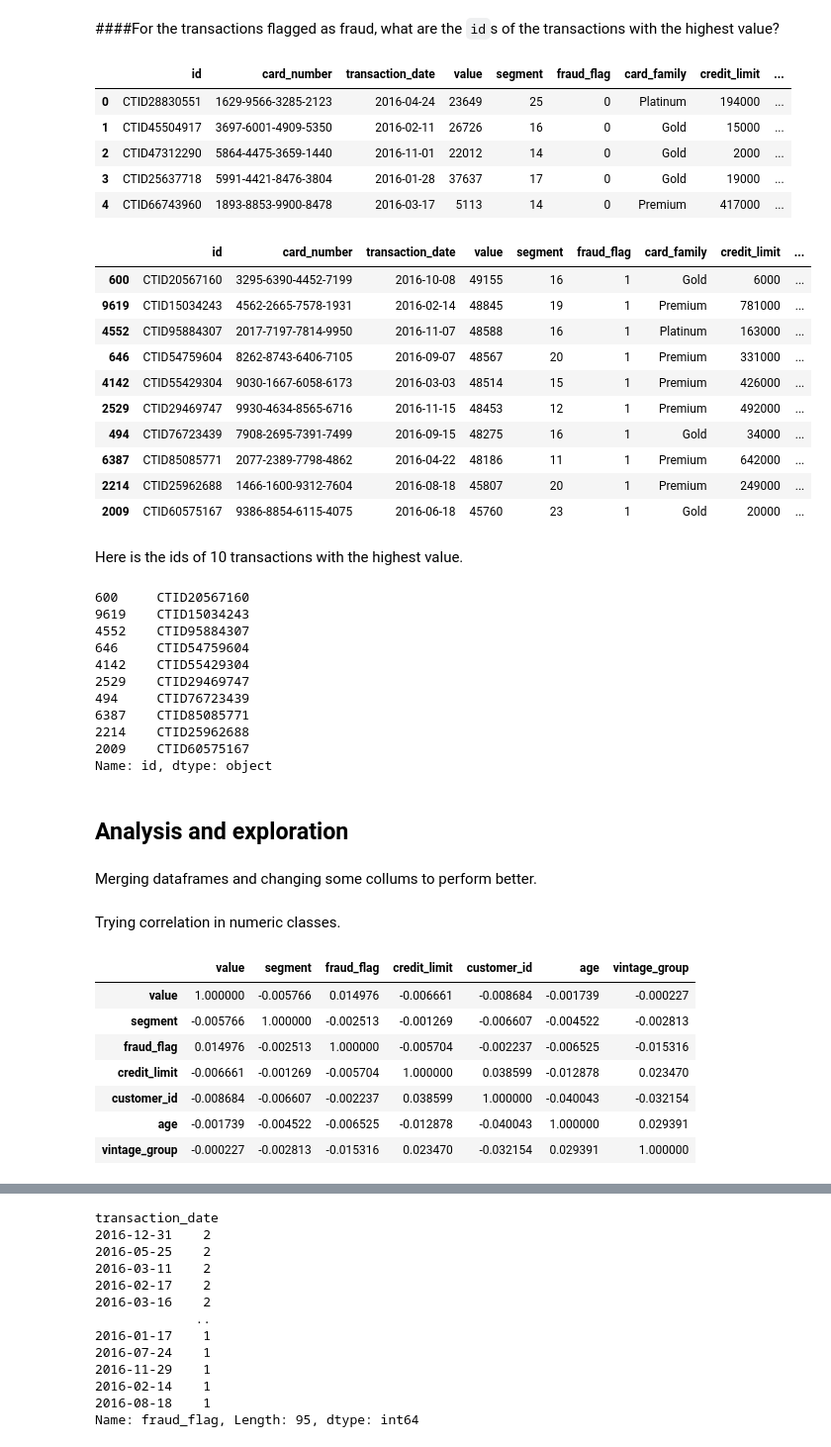
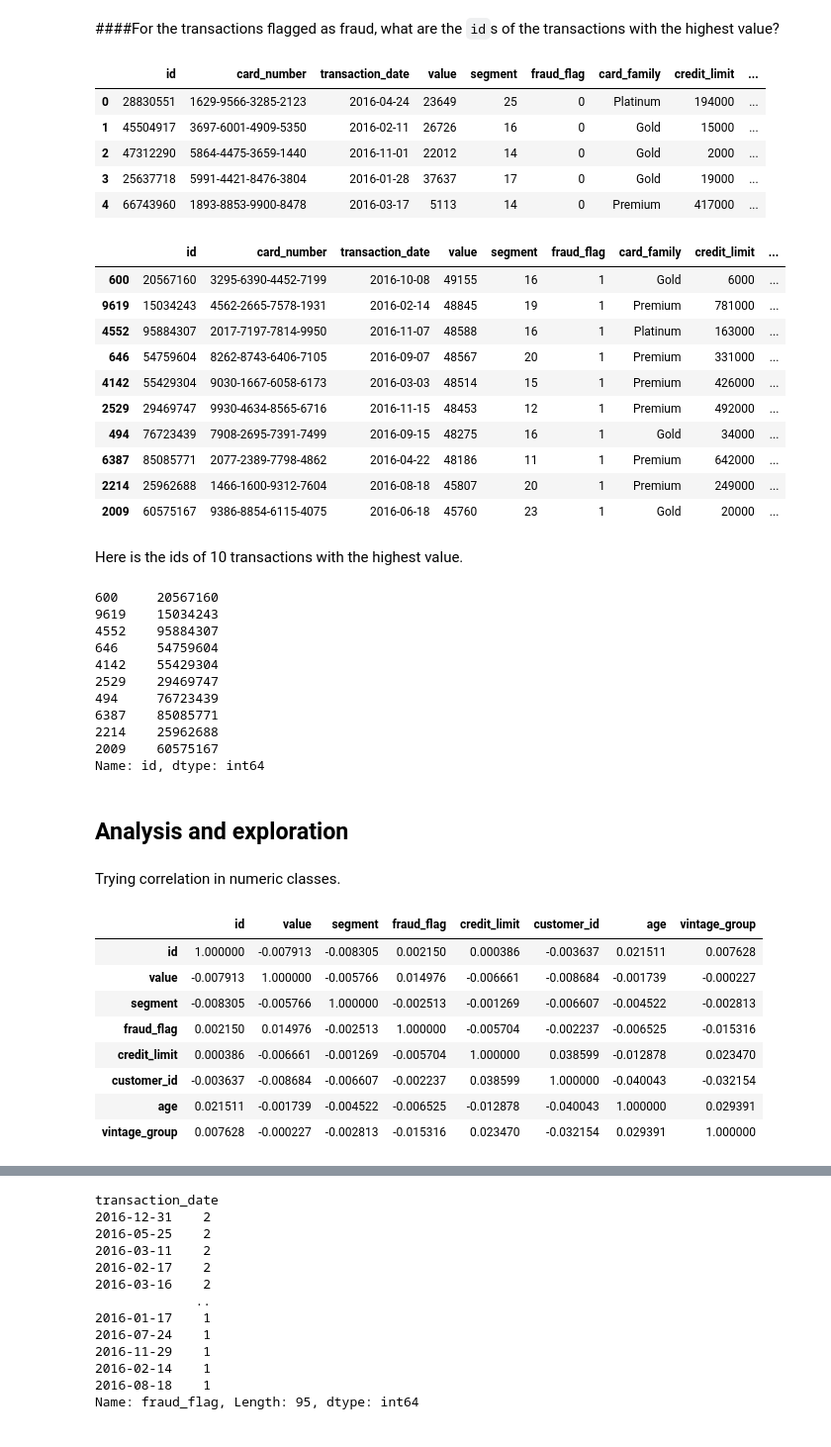
Before and after one commit to renanneri/conta_stone_data_intern_challenge, a Jupyter notebook: conta_stone_challenge.ipynb, the cells around one changed output, grey strips where cells are left out. Shown at 99% size. Saved outputs shown, nothing was run; the diff lists cells and outputs as text; code cells hidden in the pictures.

```diff
--- a/conta_stone_challenge.ipynb
+++ b/conta_stone_challenge.ipynb
@@ -108,6 +108,7 @@ transactions['transaction_date'] = transactions['transaction_date'].astype('date
 transactions["customer_id"] = pd.to_numeric(transactions["customer_id"].str.slice(start=2))
 transactions["segment"] = pd.to_numeric(transactions["segment"].str.slice(start=3))
 transactions["vintage_group"] = pd.to_numeric(transactions["vintage_group"].str.slice(start=2))
+transactions["id"] = pd.to_numeric(transactions["id"].str.slice(start=4))
 
 
 frauds = transactions.loc[transactions["fraud_flag"] > 0]
@@ -165,58 +166,57 @@ cards.groupby("card_family").mean().sort_values('credit_limit',ascending=False)
 transactions.head()
 # %% [output]
 |  | id | card_number | transaction_date | value | segment | fraud_flag | card_family | credit_limit | ... |
-| 0 | CTID28830551 | 1629-9566-3285-2123 | 2016-04-24 | 23649 | 25 | 0 | Platinum | 194000 | ... |
-| 1 | CTID45504917 | 3697-6001-4909-5350 | 2016-02-11 | 26726 | 16 | 0 | Gold | 15000 | ... |
-| 2 | CTID47312290 | 5864-4475-3659-1440 | 2016-11-01 | 22012 | 14 | 0 | Gold | 2000 | ... |
-| 3 | CTID25637718 | 5991-4421-8476-3804 | 2016-01-28 | 37637 | 17 | 0 | Gold | 19000 | ... |
-| 4 | CTID66743960 | 1893-8853-9900-8478 | 2016-03-17 | 5113 | 14 | 0 | Premium | 417000 | ... |
+| 0 | 28830551 | 1629-9566-3285-2123 | 2016-04-24 | 23649 | 25 | 0 | Platinum | 194000 | ... |
+| 1 | 45504917 | 3697-6001-4909-5350 | 2016-02-11 | 26726 | 16 | 0 | Gold | 15000 | ... |
+| 2 | 47312290 | 5864-4475-3659-1440 | 2016-11-01 | 22012 | 14 | 0 | Gold | 2000 | ... |
+| 3 | 25637718 | 5991-4421-8476-3804 | 2016-01-28 | 37637 | 17 | 0 | Gold | 19000 | ... |
+| 4 | 66743960 | 1893-8853-9900-8478 | 2016-03-17 | 5113 | 14 | 0 | Premium | 417000 | ... |
 # %%
-transactions.loc[ transactions["fraud_flag"] == 1].sort_values('value',ascending=False)[:10]
+frauds.sort_values('value',ascending=False)[:10]
 # %% [output]
 |  | id | card_number | transaction_date | value | segment | fraud_flag | card_family | credit_limit | ... |
-| 600 | CTID20567160 | 3295-6390-4452-7199 | 2016-10-08 | 49155 | 16 | 1 | Gold | 6000 | ... |
-| 9619 | CTID15034243 | 4562-2665-7578-1931 | 2016-02-14 | 48845 | 19 | 1 | Premium | 781000 | ... |
-| 4552 | CTID95884307 | 2017-7197-7814-9950 | 2016-11-07 | 48588 | 16 | 1 | Platinum | 163000 | ... |
-| 646 | CTID54759604 | 8262-8743-6406-7105 | 2016-09-07 | 48567 | 20 | 1 | Premium | 331000 | ... |
-| 4142 | CTID55429304 | 9030-1667-6058-6173 | 2016-03-03 | 48514 | 15 | 1 | Premium | 426000 | ... |
-| 2529 | CTID29469747 | 9930-4634-8565-6716 | 2016-11-15 | 48453 | 12 | 1 | Premium | 492000 | ... |
-| 494 | CTID76723439 | 7908-2695-7391-7499 | 2016-09-15 | 48275 | 16 | 1 | Gold | 34000 | ... |
-| 6387 | CTID85085771 | 2077-2389-7798-4862 | 2016-04-22 | 48186 | 11 | 1 | Premium | 642000 | ... |
-| 2214 | CTID25962688 | 1466-1600-9312-7604 | 2016-08-18 | 45807 | 20 | 1 | Premium | 249000 | ... |
-| 2009 | CTID60575167 | 9386-8854-6115-4075 | 2016-06-18 | 45760 | 23 | 1 | Gold | 20000 | ... |
+| 600 | 20567160 | 3295-6390-4452-7199 | 2016-10-08 | 49155 | 16 | 1 | Gold | 6000 | ... |
+| 9619 | 15034243 | 4562-2665-7578-1931 | 2016-02-14 | 48845 | 19 | 1 | Premium | 781000 | ... |
+| 4552 | 95884307 | 2017-7197-7814-9950 | 2016-11-07 | 48588 | 16 | 1 | Platinum | 163000 | ... |
+| 646 | 54759604 | 8262-8743-6406-7105 | 2016-09-07 | 48567 | 20 | 1 | Premium | 331000 | ... |
+| 4142 | 55429304 | 9030-1667-6058-6173 | 2016-03-03 | 48514 | 15 | 1 | Premium | 426000 | ... |
+| 2529 | 29469747 | 9930-4634-8565-6716 | 2016-11-15 | 48453 | 12 | 1 | Premium | 492000 | ... |
+| 494 | 76723439 | 7908-2695-7391-7499 | 2016-09-15 | 48275 | 16 | 1 | Gold | 34000 | ... |
+| 6387 | 85085771 | 2077-2389-7798-4862 | 2016-04-22 | 48186 | 11 | 1 | Premium | 642000 | ... |
+| 2214 | 25962688 | 1466-1600-9312-7604 | 2016-08-18 | 45807 | 20 | 1 | Premium | 249000 | ... |
+| 2009 | 60575167 | 9386-8854-6115-4075 | 2016-06-18 | 45760 | 23 | 1 | Gold | 20000 | ... |
 # %% [markdown]
 Here is the ids of 10 transactions with the highest value.
 # %%
-transactions.loc[ transactions["fraud_flag"] == 1].sort_values('value',ascending=False)[:10]["id"]
+frauds.sort_values('value',ascending=False)[:10]["id"]
 # %% [output]
-600     CTID20567160
-9619    CTID15034243
-4552    CTID95884307
-646     CTID54759604
-4142    CTID55429304
-2529    CTID29469747
-494     CTID76723439
-6387    CTID85085771
-2214    CTID25962688
-2009    CTID60575167
-Name: id, dtype: object
+600     20567160
+9619    15034243
+4552    95884307
+646     54759604
+4142    55429304
+2529    29469747
+494     76723439
+6387    85085771
+2214    25962688
+2009    60575167
+Name: id, dtype: int64
 # %% [markdown]
 ## Analysis and exploration
-# %% [markdown]
-Merging dataframes and changing some collums to perform better.
 # %% [markdown]
 Trying correlation in numeric classes.
 # %%
 transactions.corr()
 # %% [output]
-|  | value | segment | fraud_flag | credit_limit | customer_id | age | vintage_group |
-| value | 1.000000 | -0.005766 | 0.014976 | -0.006661 | -0.008684 | -0.001739 | -0.000227 |
-| segment | -0.005766 | 1.000000 | -0.002513 | -0.001269 | -0.006607 | -0.004522 | -0.002813 |
-| fraud_flag | 0.014976 | -0.002513 | 1.000000 | -0.005704 | -0.002237 | -0.006525 | -0.015316 |
-| credit_limit | -0.006661 | -0.001269 | -0.005704 | 1.000000 | 0.038599 | -0.012878 | 0.023470 |
-| customer_id | -0.008684 | -0.006607 | -0.002237 | 0.038599 | 1.000000 | -0.040043 | -0.032154 |
-| age | -0.001739 | -0.004522 | -0.006525 | -0.012878 | -0.040043 | 1.000000 | 0.029391 |
-| vintage_group | -0.000227 | -0.002813 | -0.015316 | 0.023470 | -0.032154 | 0.029391 | 1.000000 |
+|  | id | value | segment | fraud_flag | credit_limit | customer_id | age | vintage_group |
+| id | 1.000000 | -0.007913 | -0.008305 | 0.002150 | 0.000386 | -0.003637 | 0.021511 | 0.007628 |
+| value | -0.007913 | 1.000000 | -0.005766 | 0.014976 | -0.006661 | -0.008684 | -0.001739 | -0.000227 |
+| segment | -0.008305 | -0.005766 | 1.000000 | -0.002513 | -0.001269 | -0.006607 | -0.004522 | -0.002813 |
+| fraud_flag | 0.002150 | 0.014976 | -0.002513 | 1.000000 | -0.005704 | -0.002237 | -0.006525 | -0.015316 |
+| credit_limit | 0.000386 | -0.006661 | -0.001269 | -0.005704 | 1.000000 | 0.038599 | -0.012878 | 0.023470 |
+| customer_id | -0.003637 | -0.008684 | -0.006607 | -0.002237 | 0.038599 | 1.000000 | -0.040043 | -0.032154 |
+| age | 0.021511 | -0.001739 | -0.004522 | -0.006525 | -0.012878 | -0.040043 | 1.000000 | 0.029391 |
+| vintage_group | 0.007628 | -0.000227 | -0.002813 | -0.015316 | 0.023470 | -0.032154 | 0.029391 | 1.000000 |
 # %%
 frauds.corr()
 # %% [output]
```
Also changed, not shown: parts of 29 cells of this notebook, 1 other file.
